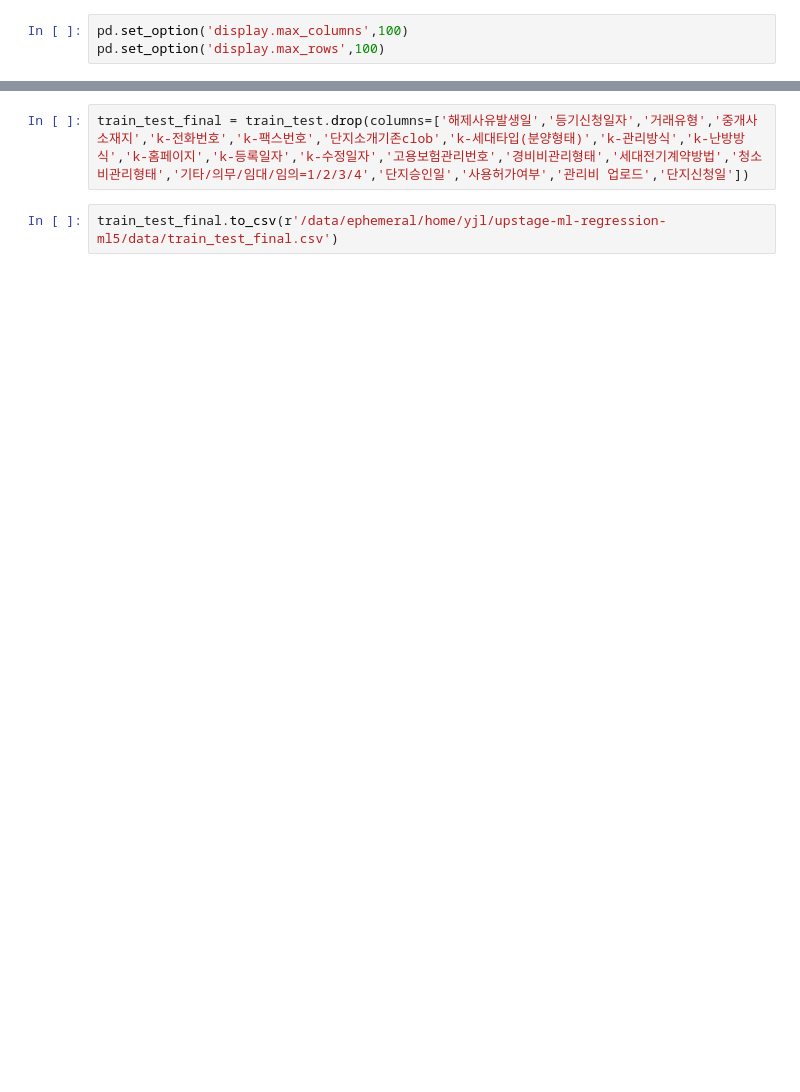
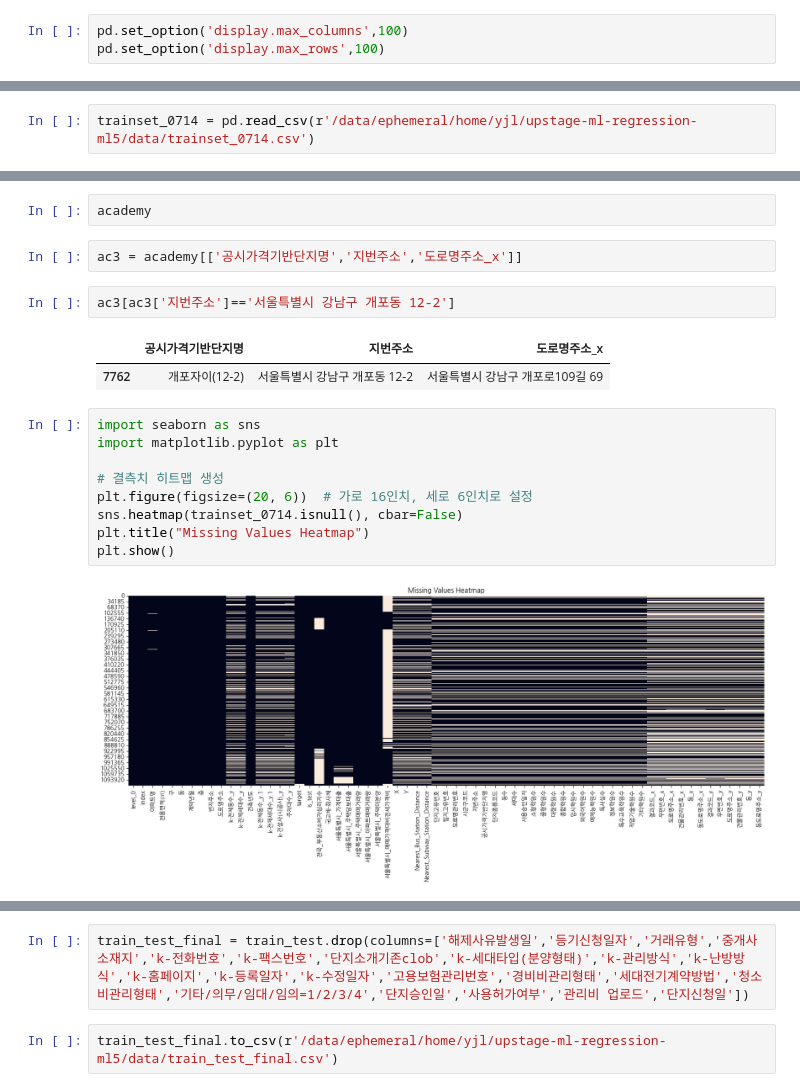
Before and after one commit to UpstageAILab3/upstage-ml-regression-ml5-pub, a Jupyter notebook: notebook/preprocessing.ipynb, the cells around one changed output, grey strips where cells are left out. Saved outputs shown, nothing was run; the diff lists cells and outputs as text; blank space fills up the shorter version.

```diff
--- a/notebook/preprocessing.ipynb
+++ b/notebook/preprocessing.ipynb
@@ -129,0 +400,2 @@ pd.set_option('display.max_rows',100)
+# %%
+trainset_0714 = pd.read_csv(r'/data/ephemeral/home/yjl/upstage-ml-regression-ml5/data/trainset_0714.csv')
@@ -129,0 +448,20 @@ pd.set_option('display.max_rows',100)
+# %%
+academy
+# %%
+ac3 = academy[['공시가격기반단지명','지번주소','도로명주소_x']]
+# %%
+ac3[ac3['지번주소']=='서울특별시 강남구 개포동 12-2']
+# %% [output]
+|  | 공시가격기반단지명 | 지번주소 | 도로명주소_x |
+| 7762 | 개포자이(12-2) | 서울특별시 강남구 개포동 12-2 | 서울특별시 강남구 개포로109길 69 |
+# %%
+import seaborn as sns
+import matplotlib.pyplot as plt
+
+# 결측치 히트맵 생성
+plt.figure(figsize=(20, 6))  # 가로 16인치, 세로 6인치로 설정
+sns.heatmap(trainset_0714.isnull(), cbar=False)
+plt.title("Missing Values Heatmap")
+plt.show()
+# %% [output]
+[figure, added]
```
Also changed, not shown: parts of 244 cells of this notebook.
